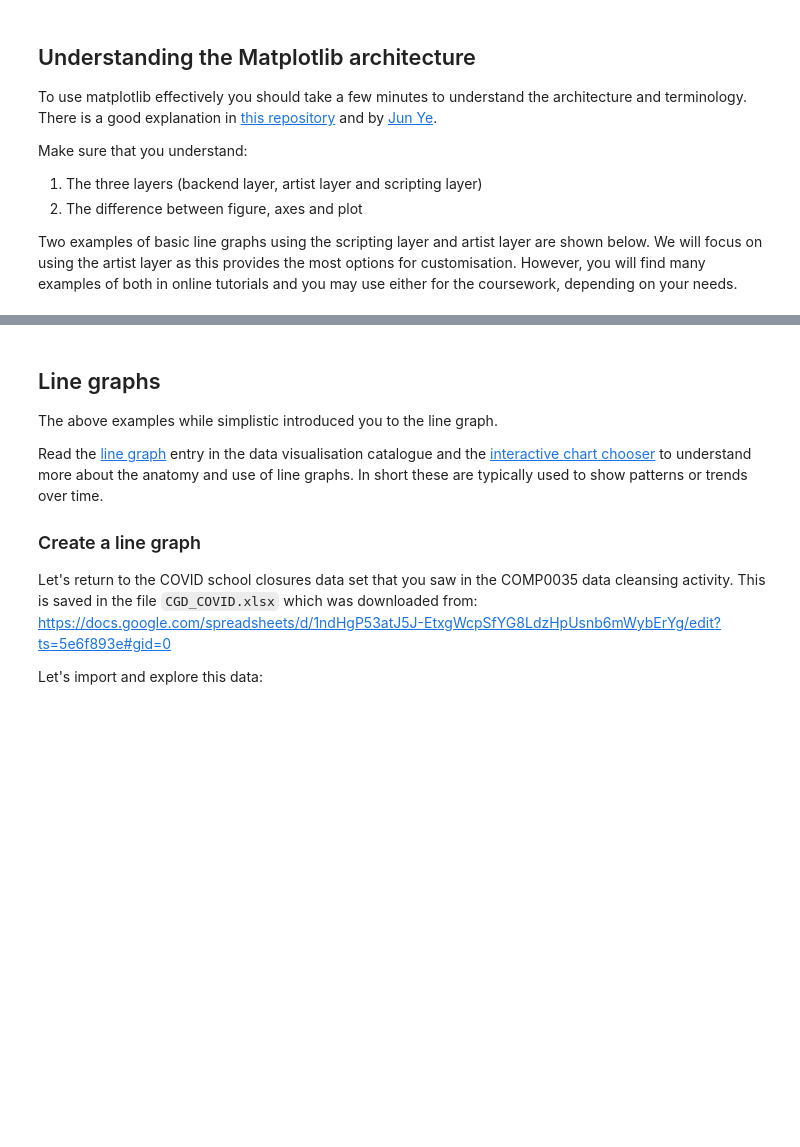
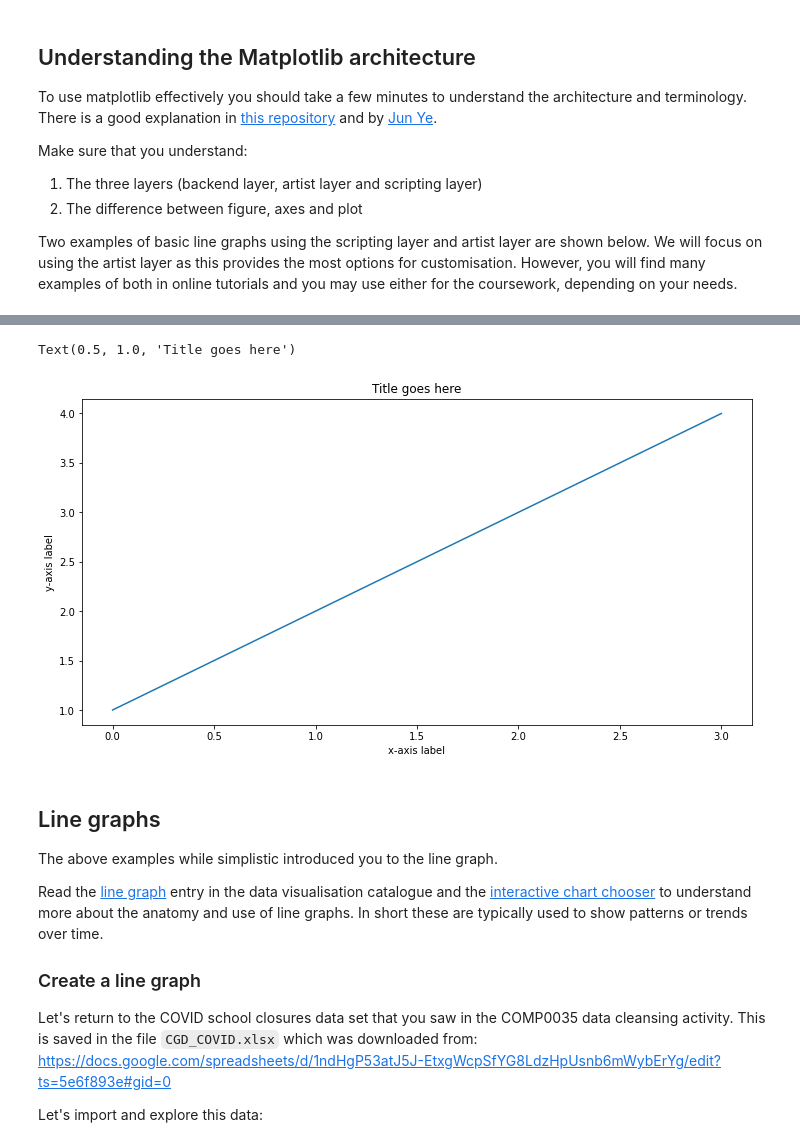
Before and after one commit to stephen-o17/comp0034_week1test, a Jupyter notebook: matplotlib_line_bar.ipynb, the cells around one changed output, grey strips where cells are left out. Drawn from its saved outputs; the diff is of its cells as text; code cells hidden in the pictures; blank space fills up the shorter version.

```diff
--- a/matplotlib_line_bar.ipynb
+++ b/matplotlib_line_bar.ipynb
@@ -42,12 +41,12 @@ plt.show()
 # %%
-# Basic line graph using the artist layer
+# Basic line graph using the artist layer. This uses an OOP style.
 
 data = [1, 2, 3, 4]
-fig = plt.figure()
-ax1 = fig.add_subplot(1, 1, 1)
-ax1.plot(data)
-ax1.set_xlabel('x-axis label')
-ax1.set_ylabel('y-axis label')
-ax1.set_title('Title goes here')
-fig.canvas.draw()
+
+fig, axes = plt.subplots(figsize=(12, 6))
+
+axes.plot(data)
+axes.set_xlabel('x-axis label')
+axes.set_ylabel('y-axis label')
+axes.set_title('Title goes here')
 # %% [output]
@@ -56,3 +53,5 @@ fig.canvas.draw()
+Text(0.5, 1.0, 'Title goes here')
+[figure, added]
 # %% [markdown]
 ## Line graphs
 The above examples while simplistic introduced you to the line graph.
```
Also changed, not shown: parts of 5 cells of this notebook.
